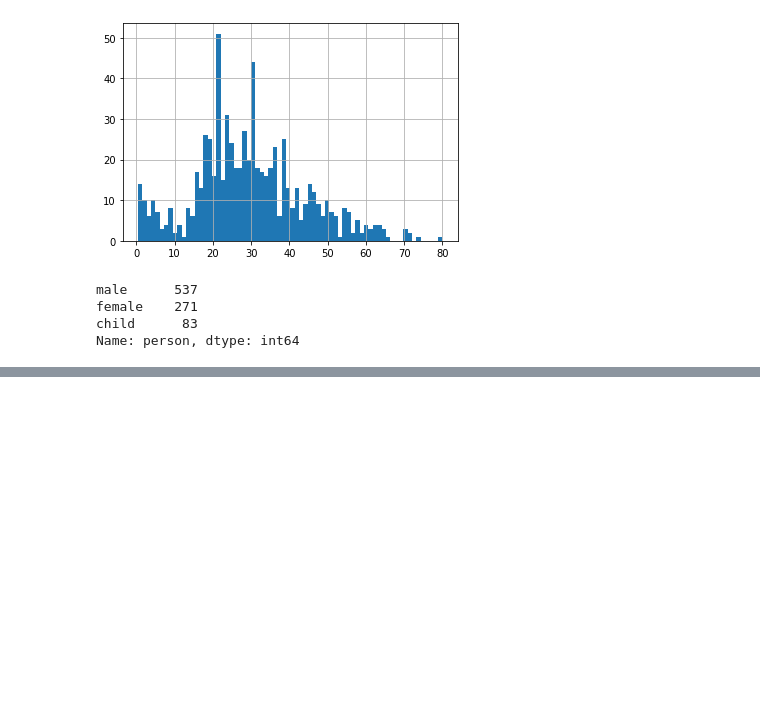
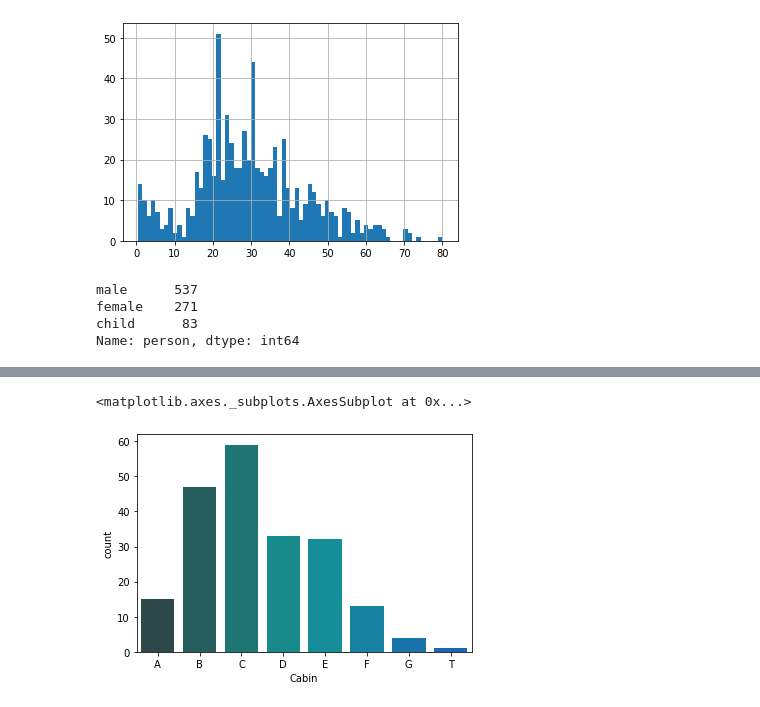
Before and after one commit to fujispooo/datascience, a Jupyter notebook: Lec56(titanic).ipynb, the cells around one changed output, grey strips where cells are left out. Saved outputs shown, nothing was run; the diff lists cells and outputs as text; code cells hidden in the pictures; blank space fills up the shorter version.

```diff
--- a/Lec56(titanic).ipynb
+++ b/Lec56(titanic).ipynb
@@ -108,0 +142,3 @@ Name: person, dtype: int64
+# %%
+# cabinのnanを取り除いたレコードのシリーズを取得
+deck = titanic_df['Cabin'].dropna()
@@ -108,0 +160,8 @@ Name: person, dtype: int64
+# %%
+# deckに格納されている値から、頭文字を取得し、席のレベル（階層）のみを取得している
+levels = []
+for level in deck:
+    levels.append(level[0])
+# %%
+cabin_df = DataFrame(levels)
+cabin_df.columns = ['Cabin']
@@ -108,0 +184,5 @@ Name: person, dtype: int64
+# %%
+sns.countplot('Cabin',data= cabin_df,palette='winter_d',order=sorted(set(levels)))
+# %% [output]
+<matplotlib.axes._subplots.AxesSubplot at 0x...>
+[figure, added]
```
Also changed, not shown: parts of 23 cells of this notebook.
